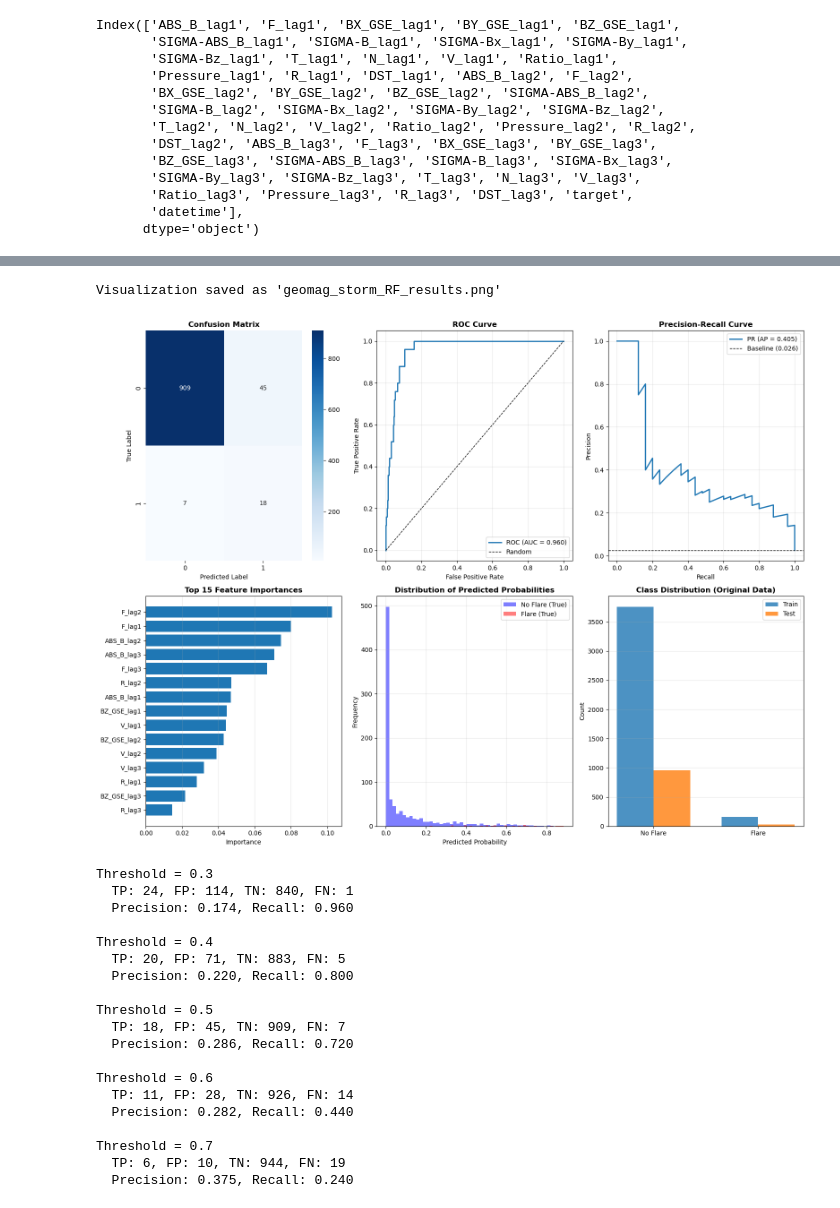
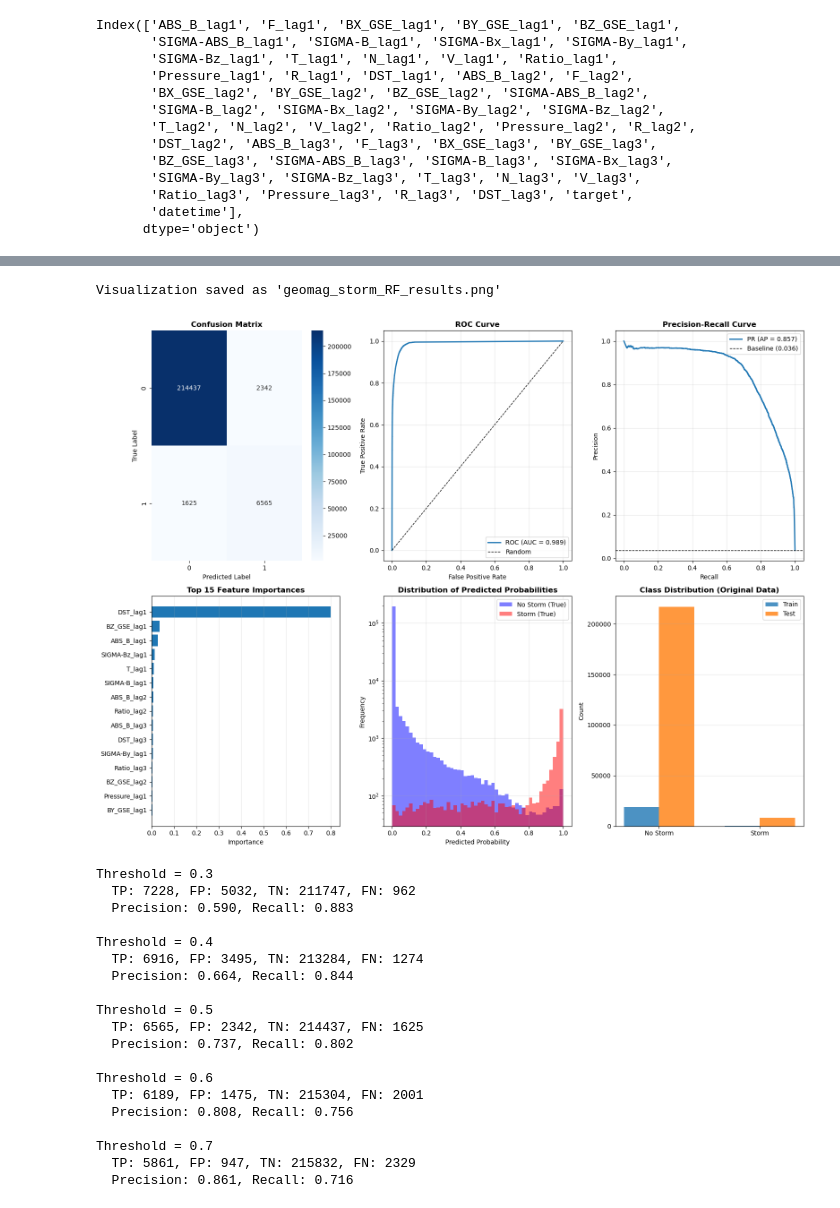
Before and after one commit to ferdesmello/hbr-solar-forecast-project, a Jupyter notebook: forecast_storms_RF.ipynb, the cells around one changed output, grey strips where cells are left out. Saved outputs shown, nothing was run; the diff lists cells and outputs as text; code cells hidden in the pictures.

```diff
--- a/forecast_storms_RF.ipynb
+++ b/forecast_storms_RF.ipynb
@@ -345,5 +371,10 @@ Best cross-validation ROC-AUC: 0.4703
 # %%
-# Train final model with best parameters on balanced data
+# Train final model with best hyperparameters on balanced data
 best_rf = grid_search.best_estimator_  # pipeline with scaler + best RF
-best_rf.fit(X_train_balanced, y_train_balanced)
+best_rf.fit(X_train_full, y_train_full)
+print(best_rf.named_steps['rf'])
+
+# Save the best model
+joblib.dump(best_rf, "./Data/storms_best_RF.pkl")
+print("Best model saved to ./Data/storms_best_RF.pkl")
 # %% [output]
@@ -355,7 +385,7 @@ Pipeline(steps=[('smote', SMOTE(random_state=42)),
 # %%
 # Make predictions
-y_pred = best_rf.predict(X_test)
-y_pred_proba = best_rf.predict_proba(X_test)[:, 1]
+y_pred = best_rf.predict(X_test_full)
+y_pred_proba = best_rf.predict_proba(X_test_full)[:, 1]
 # %%
 # Evaluation
 print("\nConfusion Matrix:")
@@ -394,9 +430,9 @@ Root Mean Squared Error: 0.2014
 # %%
 # feature importances
-importances = best_rf.steps[1][1].feature_importances_
+importances = best_rf.steps[0][1].feature_importances_
 
 # get feature names from X_train
-feature_names = X_train.columns
+feature_names = X_train_full.columns
 
 # create a sorted table
 import pandas as pd
@@ -406,8 +442,8 @@ feat_imp = pd.DataFrame({
 }).sort_values('importance', ascending=False)
 
 feature_importance = pd.DataFrame({
-    'feature': X.columns,
-    'importance': best_rf.steps[1][1].feature_importances_
+    'feature': X_train_full.columns,
+    'importance': best_rf.steps[0][1].feature_importances_
 }).sort_values('importance', ascending=False)
 
 print("\nTop 30 Most Important Features:")
@@ -443,9 +512,9 @@ ax1.set_ylabel('True Label')
 ax1.set_xlabel('Predicted Label')
 
 # 2. ROC Curve
-if len(np.unique(y_test)) > 1:
+if len(np.unique(y_test_full)) > 1:
     ax2 = plt.subplot(2, 3, 2)
-    fpr, tpr, _ = roc_curve(y_test, y_pred_proba)
+    fpr, tpr, _ = roc_curve(y_test_full, y_pred_proba)
     ax2.plot(fpr, tpr, linewidth=2, label=f'ROC (AUC = {roc_auc:.3f})')
     ax2.plot([0, 1], [0, 1], 'k--', linewidth=1, label='Random')
     ax2.set_xlabel('False Positive Rate')
@@ -455,12 +524,12 @@ if len(np.unique(y_test)) > 1:
     ax2.grid(True, alpha=0.3)
 
 # 3. Precision-Recall Curve
-if len(np.unique(y_test)) > 1:
+if len(np.unique(y_test_full)) > 1:
     ax3 = plt.subplot(2, 3, 3)
-    precision, recall, _ = precision_recall_curve(y_test, y_pred_proba)
+    precision, recall, _ = precision_recall_curve(y_test_full, y_pred_proba)
     ax3.plot(recall, precision, linewidth=2, label=f'PR (AP = {avg_precision:.3f})')
-    ax3.axhline(y=y_test.mean(), color='k', linestyle='--', linewidth=1,
-                label=f'Baseline ({y_test.mean():.3f})')
+    ax3.axhline(y=y_test_full.mean(), color='k', linestyle='--', linewidth=1,
+                label=f'Baseline ({y_test_full.mean():.3f})')
     ax3.set_xlabel('Recall')
     ax3.set_ylabel('Precision')
     ax3.set_title('Precision-Recall Curve', fontsize=12, fontweight='bold')
@@ -477,44 +546,45 @@ ax4.invert_yaxis()
 ax4.set_xlabel('Importance')
 ax4.set_title('Top 15 Feature Importances', fontsize=12, fontweight='bold')
 ax4.grid(True, alpha=0.3, axis='x')
 
 # 5. Prediction Probability Distribution
 ax5 = plt.subplot(2, 3, 5)
-ax5.hist(y_pred_proba[y_test == 0], bins=50, alpha=0.5, label='No Flare (True)', color='blue')
-ax5.hist(y_pred_proba[y_test == 1], bins=50, alpha=0.5, label='Flare (True)', color='red')
+ax5.hist(y_pred_proba[y_test_full == 0], bins=50, alpha=0.5, label='No Storm (True)', color='blue')
+ax5.hist(y_pred_proba[y_test_full == 1], bins=50, alpha=0.5, label='Storm (True)', color='red')
 ax5.set_xlabel('Predicted Probability')
 ax5.set_ylabel('Frequency')
+ax5.set_yscale('log')
 ax5.set_title('Distribution of Predicted Probabilities', fontsize=12, fontweight='bold')
 ax5.legend()
 ax5.grid(True, alpha=0.3)
 
 # 6. Class Distribution
 ax6 = plt.subplot(2, 3, 6)
-train_dist = [sum(y_train == 0), sum(y_train == 1)]
-test_dist = [sum(y_test == 0), sum(y_test == 1)]
+train_dist = [sum(y_train_full == 0), sum(y_train_full == 1)]
+test_dist = [sum(y_test_full == 0), sum(y_test_full == 1)]
 x = np.arange(2)
 width = 0.35
 ax6.bar(x - width/2, train_dist, width, label='Train', alpha=0.8)
 ax6.bar(x + width/2, test_dist, width, label='Test', alpha=0.8)
 ax6.set_ylabel('Count')
 ax6.set_title('Class Distribution (Original Data)', fontsize=12, fontweight='bold')
 ax6.set_xticks(x)
-ax6.set_xticklabels(['No Flare', 'Flare'])
+ax6.set_xticklabels(['No Storm', 'Storm'])
 ax6.legend()
 ax6.grid(True, alpha=0.3, axis='y')
 
 plt.tight_layout()
 plt.savefig('./Figures/geomag_storm_RF_results.png', dpi=300, bbox_inches='tight')
 print("\nVisualization saved as 'geomag_storm_RF_results.png'")
 plt.show()
 # %% [output]
 Visualization saved as 'geomag_storm_RF_results.png'
-[figure, old version]
+[figure, new version]
 # %%
 thresholds = [0.3, 0.4, 0.5, 0.6, 0.7]
 for thresh in thresholds:
     y_pred_thresh = (y_pred_proba >= thresh).astype(int)
-    cm_thresh = confusion_matrix(y_test, y_pred_thresh)
+    cm_thresh = confusion_matrix(y_test_full, y_pred_thresh)
     tn, fp, fn, tp = cm_thresh.ravel() if cm_thresh.size == 4 else (cm_thresh[0,0], 0, 0, 0)
 
     precision = tp / (tp + fp) if (tp + fp) > 0 else 0
@@ -525,21 +595,21 @@ for thresh in thresholds:
     print(f"  Precision: {precision:.3f}, Recall: {recall:.3f}")
 # %% [output]
 Threshold = 0.3
-  TP: 24, FP: 114, TN: 840, FN: 1
-  Precision: 0.174, Recall: 0.960
+  TP: 7228, FP: 5032, TN: 211747, FN: 962
+  Precision: 0.590, Recall: 0.883
 
 Threshold = 0.4
-  TP: 20, FP: 71, TN: 883, FN: 5
-  Precision: 0.220, Recall: 0.800
+  TP: 6916, FP: 3495, TN: 213284, FN: 1274
+  Precision: 0.664, Recall: 0.844
 
 Threshold = 0.5
-  TP: 18, FP: 45, TN: 909, FN: 7
-  Precision: 0.286, Recall: 0.720
+  TP: 6565, FP: 2342, TN: 214437, FN: 1625
+  Precision: 0.737, Recall: 0.802
 
 Threshold = 0.6
-  TP: 11, FP: 28, TN: 926, FN: 14
-  Precision: 0.282, Recall: 0.440
+  TP: 6189, FP: 1475, TN: 215304, FN: 2001
+  Precision: 0.808, Recall: 0.756
 
 Threshold = 0.7
-  TP: 6, FP: 10, TN: 944, FN: 19
-  Precision: 0.375, Recall: 0.240
+  TP: 5861, FP: 947, TN: 215832, FN: 2329
+  Precision: 0.861, Recall: 0.716
```
Also changed, not shown: parts of 18 cells of this notebook, 20 other files.
